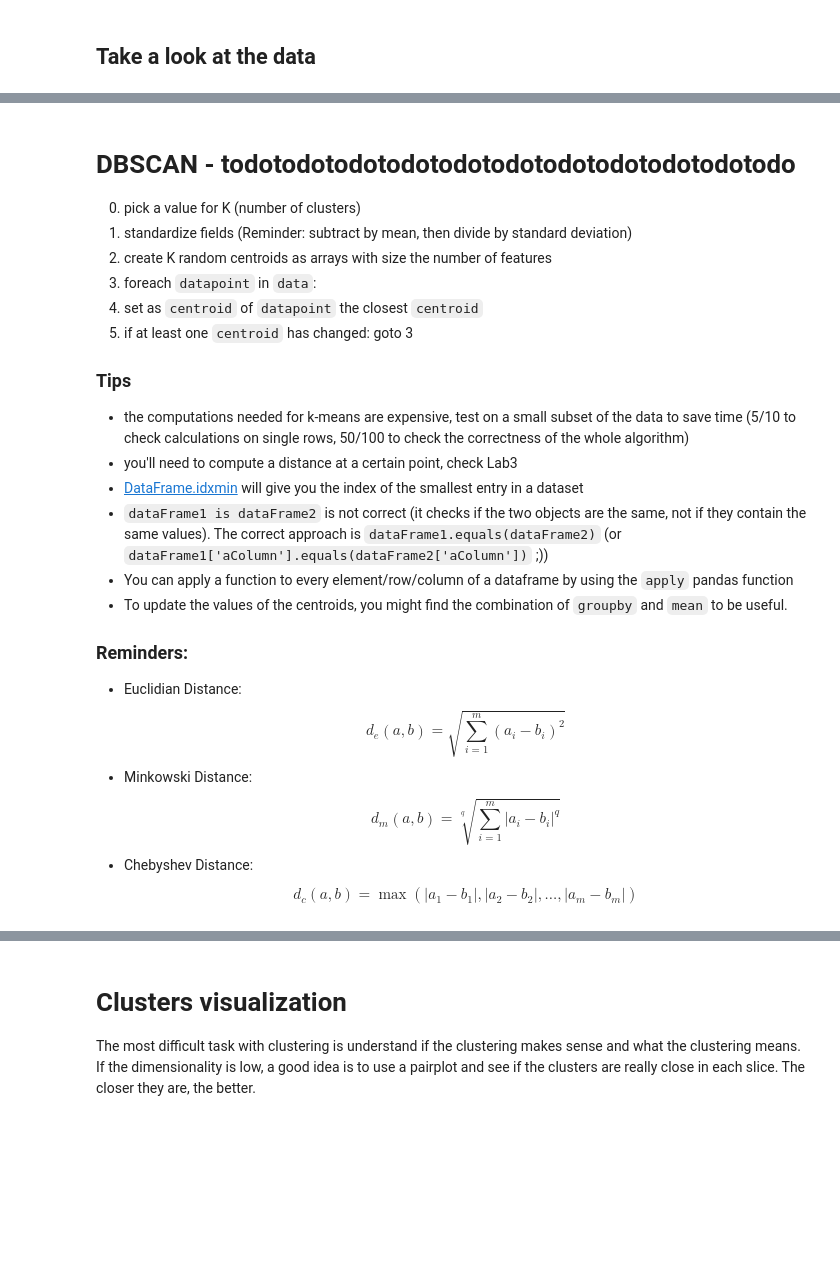
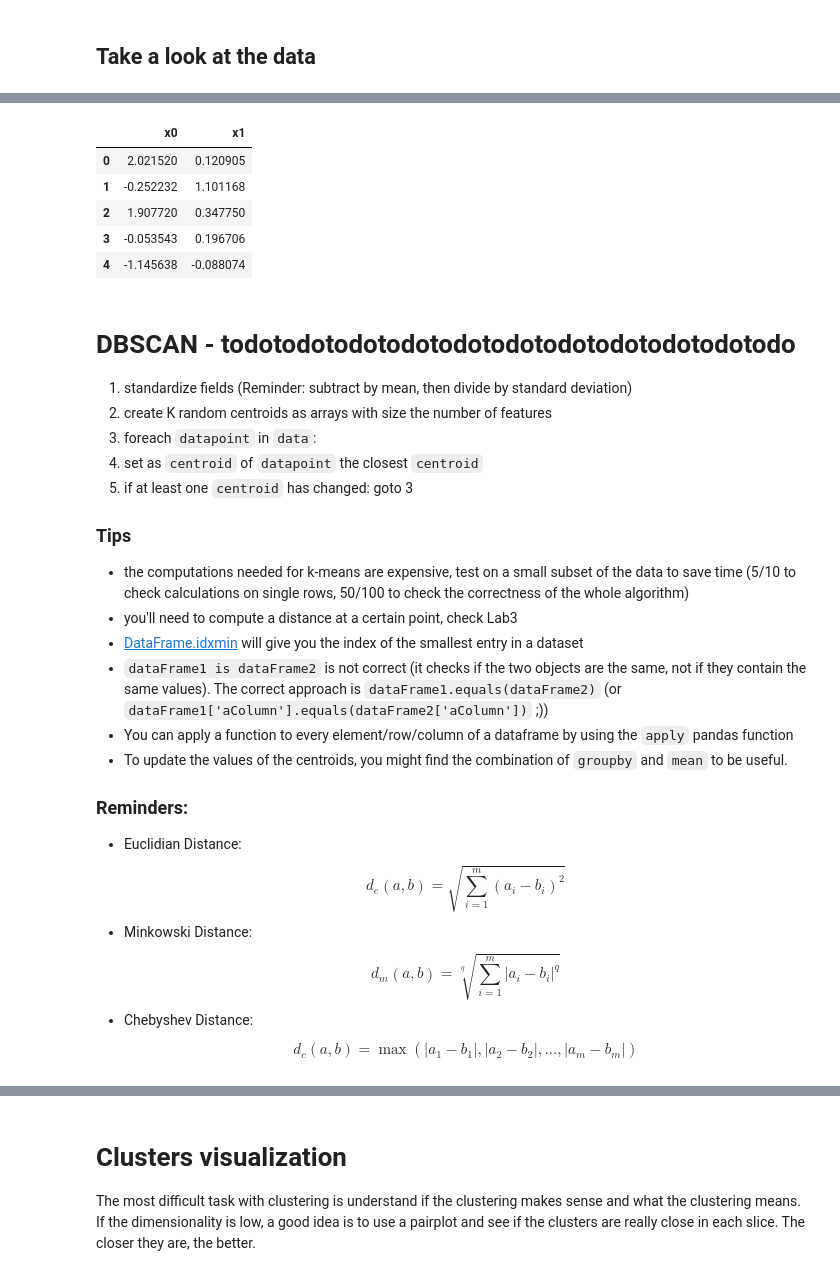
Before and after one commit to Bhik95/data-mining-exercises, a Jupyter notebook: solutions/Lab6 DBSCAN_sol.ipynb, the cells around one changed output, grey strips where cells are left out. Saved outputs shown, nothing was run; the diff lists cells and outputs as text; code cells hidden in the pictures; blank space fills up the shorter version.

```diff
--- a/solutions/Lab6 DBSCAN_sol.ipynb
+++ b/solutions/Lab6 DBSCAN_sol.ipynb
@@ -54,7 +68,18 @@ As you can see, K-Means is not an appropriate clustering algorithm for this kind
+# %%
+# Let's go back to the original data:
+data = data.drop('KMeansClusters', axis=1)
+data = data.drop('DBSCANClusters', axis=1)
+data.head()
+# %% [output]
+|  | x0 | x1 |
+| 0 | 2.021520 | 0.120905 |
+| 1 | -0.252232 | 1.101168 |
+| 2 | 1.907720 | 0.347750 |
+| 3 | -0.053543 | 0.196706 |
+| 4 | -1.145638 | -0.088074 |
 # %% [markdown]
 # DBSCAN - todotodotodotodotodotodotodotodotodotodotodo
 
-0. pick a value for K (number of clusters)
 1. standardize fields (Reminder: subtract by mean, then divide by standard deviation)
 2. create K random centroids as arrays with size the number of features
 3. foreach `datapoint` in `data`:
```
Also changed, not shown: parts of 18 cells of this notebook.
